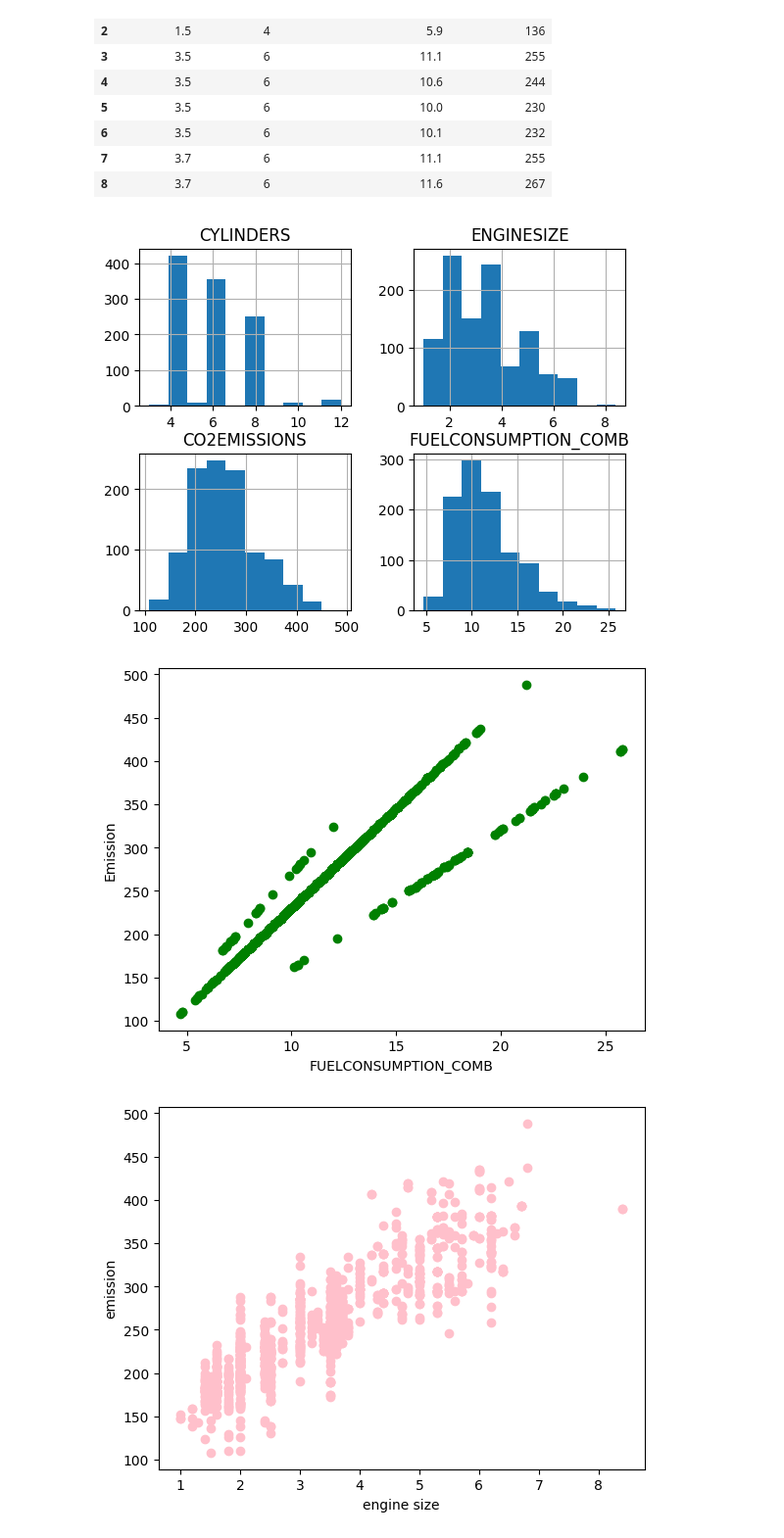
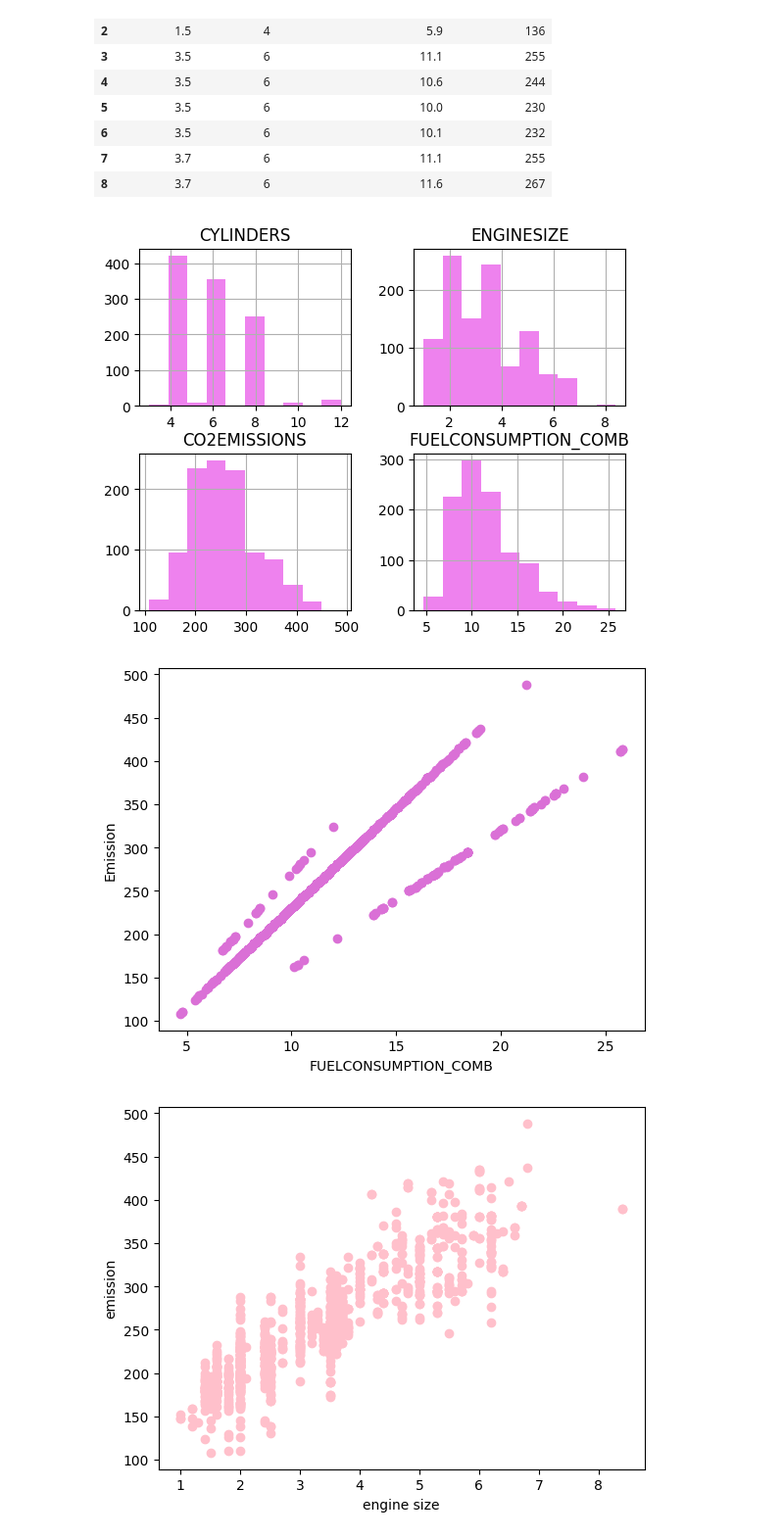
Before and after one commit to Fsrkh/machine-learning-small-projects, a Jupyter notebook: Simple_linear_regression.ipynb, the cells around one changed output. Shown: that part at 98% size. Saved outputs shown, nothing was run; the diff lists cells and outputs as text; code cells hidden in the pictures.

```diff
--- a/Simple_linear_regression.ipynb
+++ b/Simple_linear_regression.ipynb
@@ -59,17 +59,17 @@ cdf.head(9)
 | 8 | 3.7 | 6 | 11.6 | 267 |
 # %%
 viz = cdf[['CYLINDERS','ENGINESIZE','CO2EMISSIONS','FUELCONSUMPTION_COMB']]
-viz.hist()
+viz.hist(color = 'violet')
 plt.show()
 # %% [output]
-[figure, old version]
+[figure, new version]
 # %%
-plt.scatter(cdf.FUELCONSUMPTION_COMB, cdf.CO2EMISSIONS,  color='green')
+plt.scatter(cdf.FUELCONSUMPTION_COMB, cdf.CO2EMISSIONS,  color='orchid')
 plt.xlabel("FUELCONSUMPTION_COMB")
 plt.ylabel("Emission")
 plt.show()
 # %% [output]
-[figure, old version]
+[figure, new version]
 # %%
 plt.scatter(cdf.ENGINESIZE, cdf.CO2EMISSIONS, color= 'pink')
 plt.xlabel('engine size')
```
Also changed, not shown: parts of 11 cells of this notebook.
